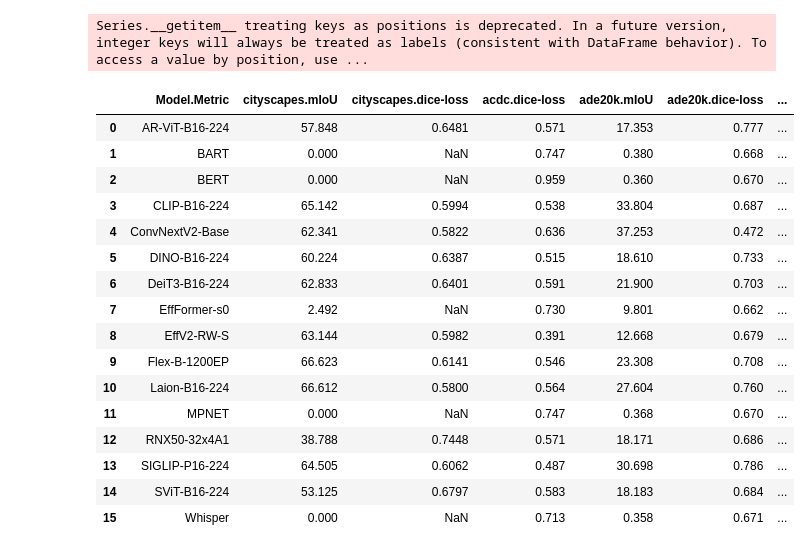
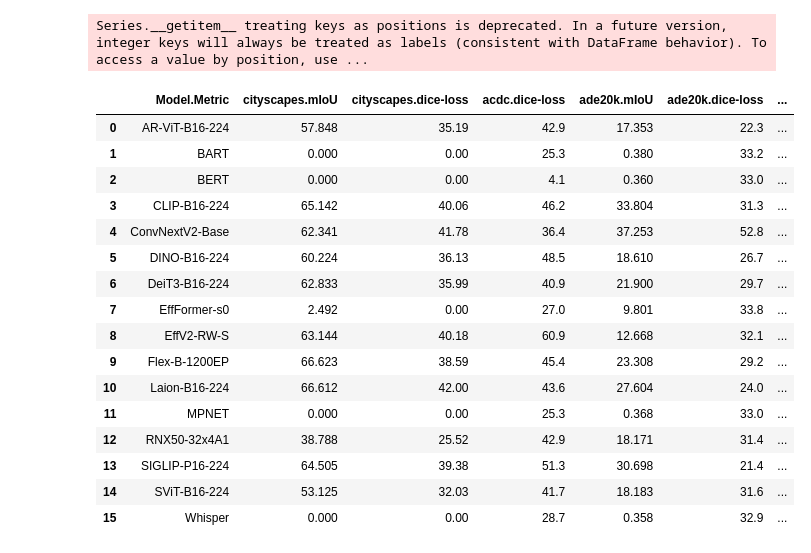
Before and after one commit to AntreasAntoniou/GATE, a Jupyter notebook: notebooks/analysis3.ipynb, the cells around one changed output. Drawn from its saved outputs; the diff is of its cells as text; code cells hidden in the pictures.

```diff
--- a/notebooks/analysis3.ipynb
+++ b/notebooks/analysis3.ipynb
@@ -171,8 +171,11 @@ print(sub_gate_columns)
 # %%
 import pathlib
 
+import yaml
+
 def load_data_as_df(filepath):
     df = pd.read_csv(filepath)
+    task_dataset_dict = yaml.safe_load(open("task_mapping.yaml"))
 
     # Concatenating the header with the first row
     new_headers = [f"{col.split('.')[0]}.{df.iloc[0][idx]}" for idx, col in enumerate(df.columns)]
@@ -181,47 +184,74 @@ def load_data_as_df(filepath):
     df.columns = new_headers
 
     # Removing the first row from the DataFrame
     df = df.drop(df.index[0])
 
     # Resetting the DataFrame index
     df.reset_index(drop=True, inplace=True)
 
     columns = df.columns.tolist()[1:]
     model_names = df.columns.tolist()[0]
     # remove all datapoints with less than 50% on imagenet1k.1
 
-
+    # Replace NA with 5
+    df = df.fillna(1)
     # model_names = df[model_names][1:]
 
     # Convert all columns (except the first) to numeric
     for col in df.columns[1:]:
         df[col] = pd.to_numeric(df[col], errors="coerce")
+
+    # All columns that have mae in the name should be divided by 5 and then the result should be subtracted from 1 and multiplied by 100
+    mae_columns = df.columns[df.columns.str.contains('dice', case=False)]
+    for col in mae_columns:
+        df[col] = (1-df[col]) * 100
+
+    # columns with mae or loss in their name (except those with dice loss) should be divided by 4 and then the result should be subtracted from 1 and multiplied by 100
+
+    selected_columns = df.columns[df.columns.str.contains('mae|loss', case=False) & ~df.columns.str.contains('dice', case=False)]
+    for col in selected_columns:
+        df[col] = (1-df[col] / 7.) * 100
+
+    for col in df.columns[1:]:
+        if df[col].max() < 1:  # Check if the column is in a fractional format
+            df[col] = df[col] * 100  # Convert to percentage format
+
+    # for col in columns:
+    #     df[col] = (df[col] - df[col].min())
+
+    # gaussian normalization
+    # for col in columns:
+    #     df[col] = (df[col] - df[col].mean()) / df[col].std()
+
+    # Add a new column for each task, where the value is the mean of the columns that are in the task
+    for task, datasets in task_dataset_dict.items():
+        df[task] = df[datasets].mean(axis=1)
 
     return df
 
 source_csv_filepath = (
     "13032024-full.csv"
 )
 source_csv_filepath = pathlib.Path(source_csv_filepath)
 
 df = load_data_as_df(source_csv_filepath)
 display_custom(df)
 # %% [output]
 Series.__getitem__ treating keys as positions is deprecated. In a future version, integer keys will always be treated as labels (consistent with DataFrame behavior). To access a value by position, use ...
 |  | Model.Metric | cityscapes.mIoU | cityscapes.dice-loss | acdc.dice-loss | ade20k.mIoU | ade20k.dice-loss | ... |
-| 0 | AR-ViT-B16-224 | 57.848 | 0.6481 | 0.571 | 17.353 | 0.777 | ... |
-| 1 | BART | 0.000 | NaN | 0.747 | 0.380 | 0.668 | ... |
-| 2 | BERT | 0.000 | NaN | 0.959 | 0.360 | 0.670 | ... |
-| 3 | CLIP-B16-224 | 65.142 | 0.5994 | 0.538 | 33.804 | 0.687 | ... |
-| 4 | ConvNextV2-Base | 62.341 | 0.5822 | 0.636 | 37.253 | 0.472 | ... |
-| 5 | DINO-B16-224 | 60.224 | 0.6387 | 0.515 | 18.610 | 0.733 | ... |
-| 6 | DeiT3-B16-224 | 62.833 | 0.6401 | 0.591 | 21.900 | 0.703 | ... |
-| 7 | EffFormer-s0 | 2.492 | NaN | 0.730 | 9.801 | 0.662 | ... |
-| 8 | EffV2-RW-S | 63.144 | 0.5982 | 0.391 | 12.668 | 0.679 | ... |
-| 9 | Flex-B-1200EP | 66.623 | 0.6141 | 0.546 | 23.308 | 0.708 | ... |
-| 10 | Laion-B16-224 | 66.612 | 0.5800 | 0.564 | 27.604 | 0.760 | ... |
-| 11 | MPNET | 0.000 | NaN | 0.747 | 0.368 | 0.670 | ... |
-| 12 | RNX50-32x4A1 | 38.788 | 0.7448 | 0.571 | 18.171 | 0.686 | ... |
-| 13 | SIGLIP-P16-224 | 64.505 | 0.6062 | 0.487 | 30.698 | 0.786 | ... |
-| 14 | SViT-B16-224 | 53.125 | 0.6797 | 0.583 | 18.183 | 0.684 | ... |
-| 15 | Whisper | 0.000 | NaN | 0.713 | 0.358 | 0.671 | ... |
+| 0 | AR-ViT-B16-224 | 57.848 | 35.19 | 42.9 | 17.353 | 22.3 | ... |
+| 1 | BART | 0.000 | 0.00 | 25.3 | 0.380 | 33.2 | ... |
+| 2 | BERT | 0.000 | 0.00 | 4.1 | 0.360 | 33.0 | ... |
+| 3 | CLIP-B16-224 | 65.142 | 40.06 | 46.2 | 33.804 | 31.3 | ... |
+| 4 | ConvNextV2-Base | 62.341 | 41.78 | 36.4 | 37.253 | 52.8 | ... |
+| 5 | DINO-B16-224 | 60.224 | 36.13 | 48.5 | 18.610 | 26.7 | ... |
+| 6 | DeiT3-B16-224 | 62.833 | 35.99 | 40.9 | 21.900 | 29.7 | ... |
+| 7 | EffFormer-s0 | 2.492 | 0.00 | 27.0 | 9.801 | 33.8 | ... |
+| 8 | EffV2-RW-S | 63.144 | 40.18 | 60.9 | 12.668 | 32.1 | ... |
+| 9 | Flex-B-1200EP | 66.623 | 38.59 | 45.4 | 23.308 | 29.2 | ... |
+| 10 | Laion-B16-224 | 66.612 | 42.00 | 43.6 | 27.604 | 24.0 | ... |
+| 11 | MPNET | 0.000 | 0.00 | 25.3 | 0.368 | 33.0 | ... |
+| 12 | RNX50-32x4A1 | 38.788 | 25.52 | 42.9 | 18.171 | 31.4 | ... |
+| 13 | SIGLIP-P16-224 | 64.505 | 39.38 | 51.3 | 30.698 | 21.4 | ... |
+| 14 | SViT-B16-224 | 53.125 | 32.03 | 41.7 | 18.183 | 31.6 | ... |
+| 15 | Whisper | 0.000 | 0.00 | 28.7 | 0.358 | 32.9 | ... |
```
Also changed, not shown: parts of 17 cells of this notebook, 21 other files.
